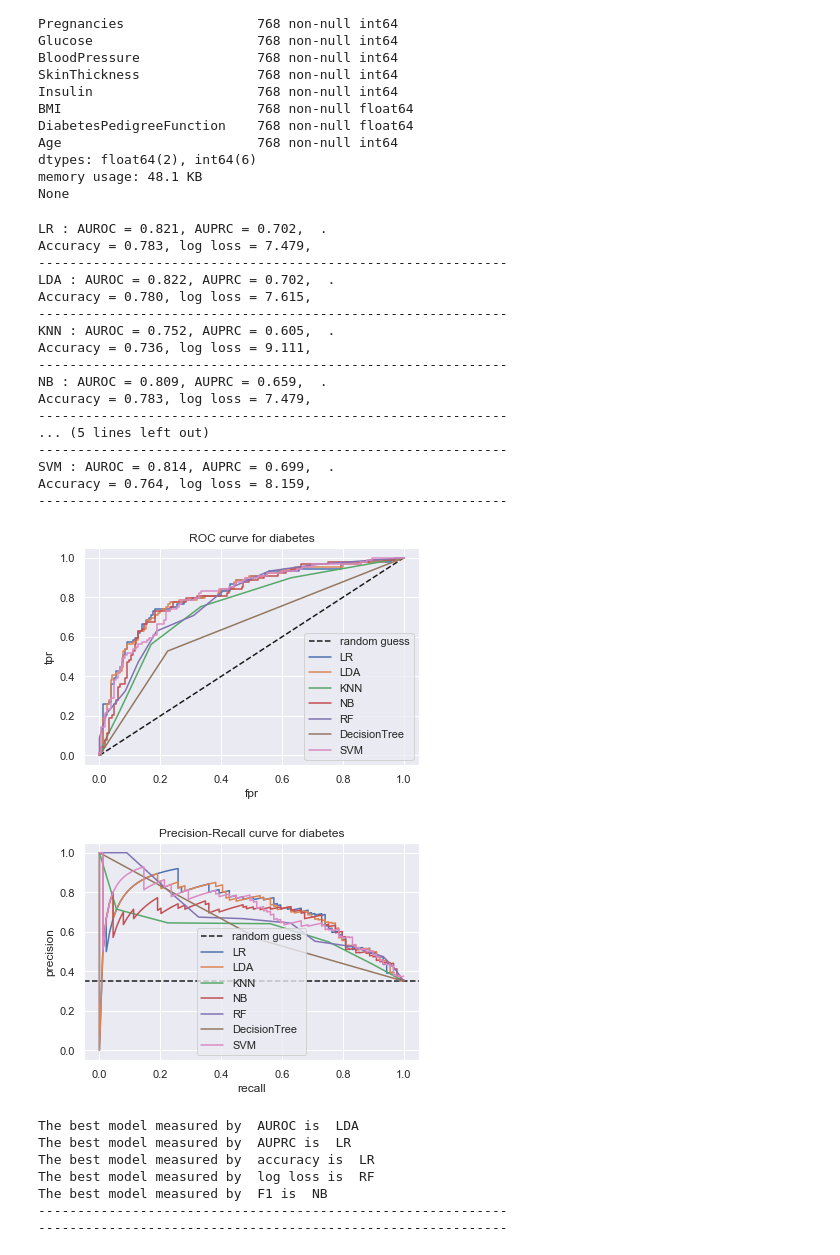
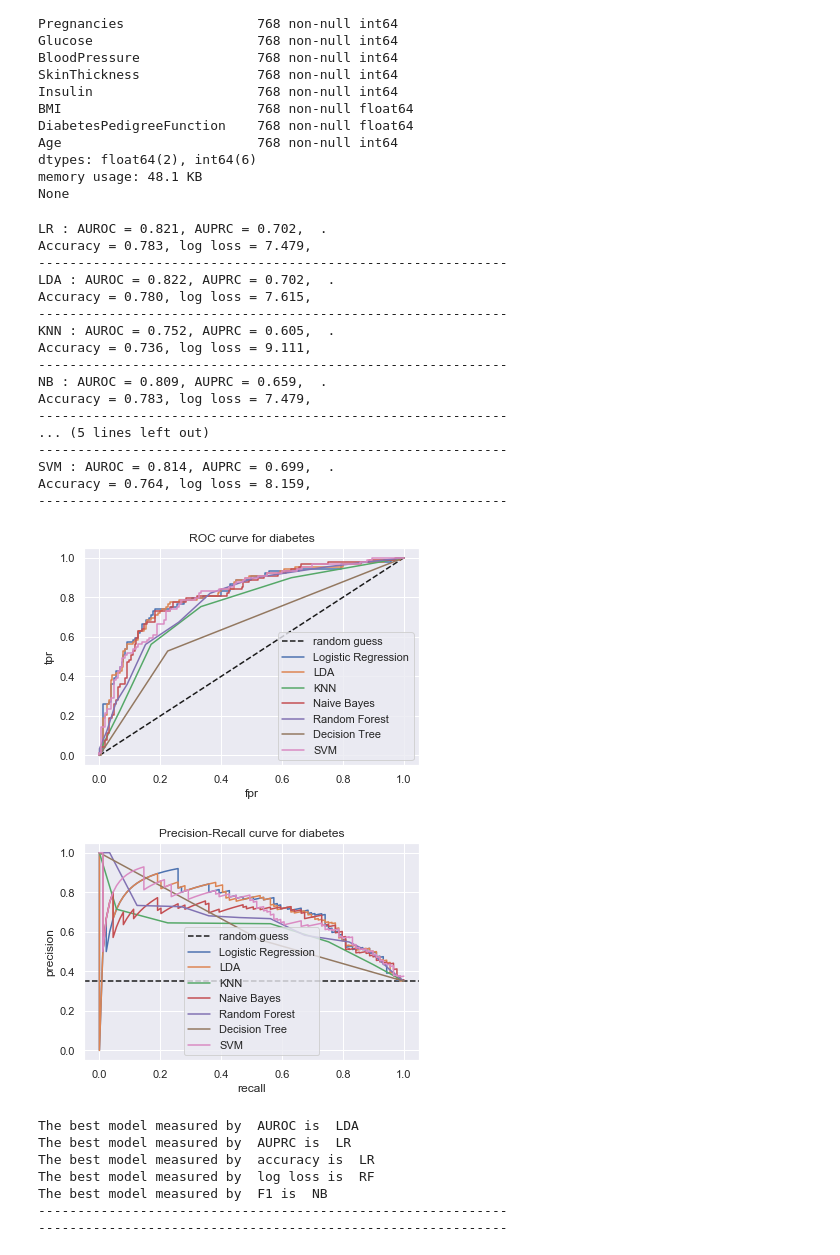
Before and after one commit to SherylHYX/AUROC-vs-AUPRC, a Jupyter notebook: diabetes by Sheryl/diabetes_Sheryl_20200203.ipynb, the cells around one changed output. Saved outputs shown, nothing was run; the diff lists cells and outputs as text; code cells hidden in the pictures.

```diff
--- a/diabetes by Sheryl/diabetes_Sheryl_20200203.ipynb
+++ b/diabetes by Sheryl/diabetes_Sheryl_20200203.ipynb
@@ -237,7 +237,7 @@ plt.xlabel('fpr')
 plt.ylabel('tpr')
 title_name = 'ROC curve for diabetes'
 plt.title(title_name)
-plt.legend(['random guess','LR', 'LDA','KNN','NB','RF','DecisionTree','SVM'])
+plt.legend(['random guess','Logistic Regression', 'LDA','KNN','Naive Bayes','Random Forest','Decision Tree','SVM'])
 save_name = 'diabetes_ROC_curve.png'
 plt.savefig(save_name)
 plt.show()
@@ -250,37 +250,37 @@ plt.xlabel('recall')
 plt.ylabel('precision')
 title_name = 'Precision-Recall curve for diabetes'
 plt.title(title_name)
-plt.legend(['random guess','LR', 'LDA','KNN','NB','RF','DecisionTree','SVM'])
+plt.legend(['random guess','Logistic Regression', 'LDA','KNN','Naive Bayes','Random Forest','Decision Tree','SVM'])
 save_name = 'diabetes_PRcurve.png'
 plt.savefig(save_name)
 plt.show()
 
 for i in range(5):
     print('The best model measured by ',measures[i],'is ',names[np.argmax(scores_table[:5,i])])
 print ("--"*30)
 print ("--"*30)
 csv_name ='diabetes_scores.csv'
 np.savetxt(csv_name, scores_table, delimiter=",")
 # %% [output]
 LR : AUROC = 0.821, AUPRC = 0.702,  .
 Accuracy = 0.783, log loss = 7.479,
 ------------------------------------------------------------
 LDA : AUROC = 0.822, AUPRC = 0.702,  .
 Accuracy = 0.780, log loss = 7.615,
 ------------------------------------------------------------
 KNN : AUROC = 0.752, AUPRC = 0.605,  .
 Accuracy = 0.736, log loss = 9.111,
 ------------------------------------------------------------
 NB : AUROC = 0.809, AUPRC = 0.659,  .
 Accuracy = 0.783, log loss = 7.479,
 ------------------------------------------------------------
 ... (5 lines left out)
 ------------------------------------------------------------
 SVM : AUROC = 0.814, AUPRC = 0.699,  .
 Accuracy = 0.764, log loss = 8.159,
 ------------------------------------------------------------
-[figure, old version]
+[figure, new version]
-[figure, old version]
+[figure, new version]
 The best model measured by  AUROC is  LDA
 The best model measured by  AUPRC is  LR
 The best model measured by  accuracy is  LR
```
Also changed, not shown: 3 other files.
